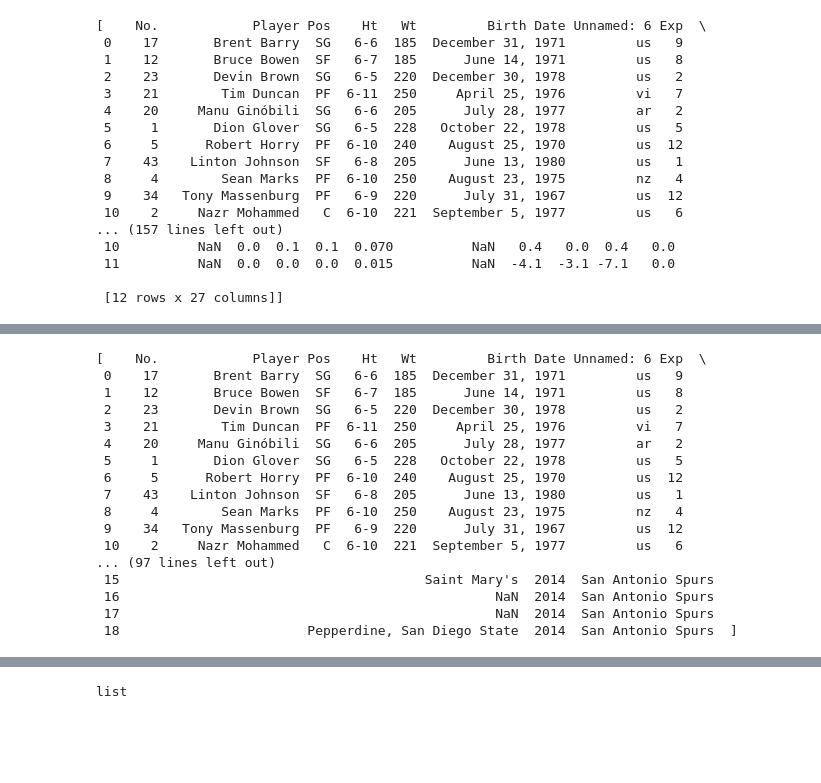
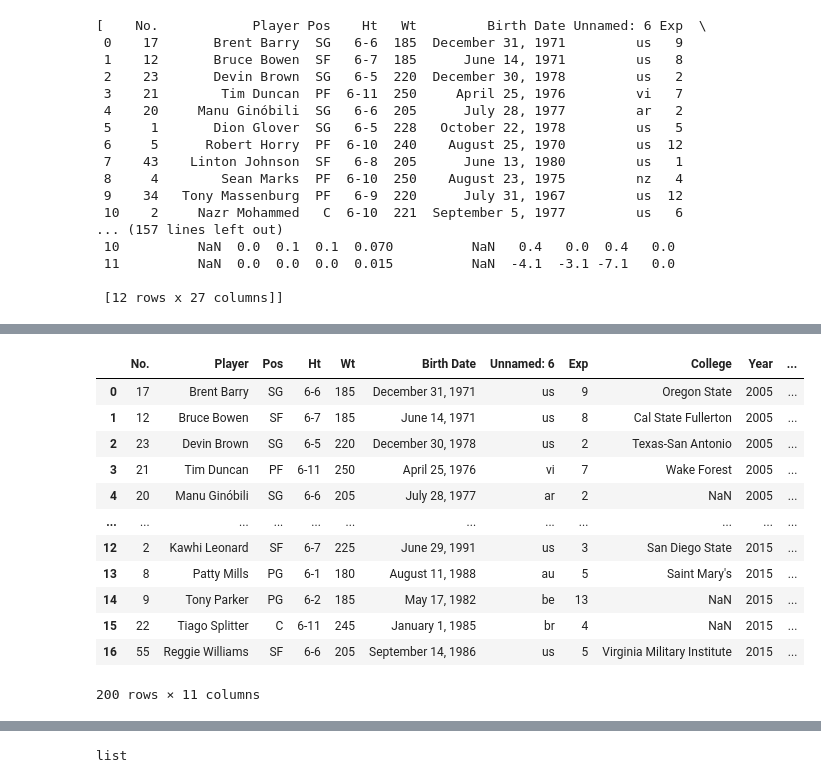
Before and after one commit to alexmartinez1745/ETL-Project, a Jupyter notebook: team_roster.ipynb, the cells around one changed output, grey strips where cells are left out. Drawn from its saved outputs; the diff is of its cells as text; code cells hidden in the pictures; blank space fills up the shorter version.

```diff
--- a/team_roster.ipynb
+++ b/team_roster.ipynb
@@ -69,23 +70,30 @@ roster
 | 16 | 9 | Tony Parker | PG | 6-2 | 185 | May 17, 1982 | be | 12 | NaN | 2014 | ... |
 | 17 | 22 | Tiago Splitter | C | 6-11 | 245 | January 1, 1985 | br | 3 | NaN | 2014 | ... |
 | 18 | 24 | Malcolm Thomas | PF | 6-9 | 225 | November 8, 1988 | us | 2 | Pepperdine, San Diego State | 2014 | ... |
-# %%
-sas_roster
-# %% [output]
-[    No.            Player Pos    Ht   Wt         Birth Date Unnamed: 6 Exp  \
- 0    17       Brent Barry  SG   6-6  185  December 31, 1971         us   9
- 1    12       Bruce Bowen  SF   6-7  185      June 14, 1971         us   8
- 2    23       Devin Brown  SG   6-5  220  December 30, 1978         us   2
- 3    21        Tim Duncan  PF  6-11  250     April 25, 1976         vi   7
- 4    20     Manu Ginóbili  SG   6-6  205      July 28, 1977         ar   2
- 5     1       Dion Glover  SG   6-5  228   October 22, 1978         us   5
- 6     5      Robert Horry  PF  6-10  240    August 25, 1970         us  12
- 7    43    Linton Johnson  SF   6-8  205      June 13, 1980         us   1
- 8     4        Sean Marks  PF  6-10  250    August 23, 1975         nz   4
- 9    34   Tony Massenburg  PF   6-9  220      July 31, 1967         us  12
- 10    2     Nazr Mohammed   C  6-10  221  September 5, 1977         us   6
-... (97 lines left out)
- 15                                       Saint Mary's  2014  San Antonio Spurs
- 16                                                NaN  2014  San Antonio Spurs
- 17                                                NaN  2014  San Antonio Spurs
- 18                        Pepperdine, San Diego State  2014  San Antonio Spurs  ]
+# %%
+dict = {2005: 'San Antonio Spurs', 2006: 'Miami Heat',2007: 'San Antonio Spurs',2008: 'Boston Celtics',2009: 'Los Angeles Lakers',2010: 'Los Angeles Lakers',2011: 'Dallas Mavericks',2012: 'Miami Heat',2013: 'Miami Heat',2014:'San Antonio Spurs',2015: 'Golden State Warriors'}
+finals_roster = pd.DataFrame()
+for key, value in dict.items():
+    # print(year)
+    url = base_url + str(key) + '.html'
+    table = pd.read_html(url)
+    roster = table[0]
+    roster['Year'] = key
+    roster['Team'] = value
+    finals_roster = finals_roster.append(roster)
+
+finals_roster
+# %% [output]
+|  | No. | Player | Pos | Ht | Wt | Birth Date | Unnamed: 6 | Exp | College | Year | ... |
+| 0 | 17 | Brent Barry | SG | 6-6 | 185 | December 31, 1971 | us | 9 | Oregon State | 2005 | ... |
+| 1 | 12 | Bruce Bowen | SF | 6-7 | 185 | June 14, 1971 | us | 8 | Cal State Fullerton | 2005 | ... |
+| 2 | 23 | Devin Brown | SG | 6-5 | 220 | December 30, 1978 | us | 2 | Texas-San Antonio | 2005 | ... |
+| 3 | 21 | Tim Duncan | PF | 6-11 | 250 | April 25, 1976 | vi | 7 | Wake Forest | 2005 | ... |
+| 4 | 20 | Manu Ginóbili | SG | 6-6 | 205 | July 28, 1977 | ar | 2 | NaN | 2005 | ... |
+| ... | ... | ... | ... | ... | ... | ... | ... | ... | ... | ... | ... |
+| 12 | 2 | Kawhi Leonard | SF | 6-7 | 225 | June 29, 1991 | us | 3 | San Diego State | 2015 | ... |
+| 13 | 8 | Patty Mills | PG | 6-1 | 180 | August 11, 1988 | au | 5 | Saint Mary's | 2015 | ... |
+| 14 | 9 | Tony Parker | PG | 6-2 | 185 | May 17, 1982 | be | 13 | NaN | 2015 | ... |
+| 15 | 22 | Tiago Splitter | C | 6-11 | 245 | January 1, 1985 | br | 4 | NaN | 2015 | ... |
+| 16 | 55 | Reggie Williams | SF | 6-6 | 205 | September 14, 1986 | us | 5 | Virginia Military Institute | 2015 | ... |
+200 rows × 11 columns
```
Also changed, not shown: parts of 5 cells of this notebook.
